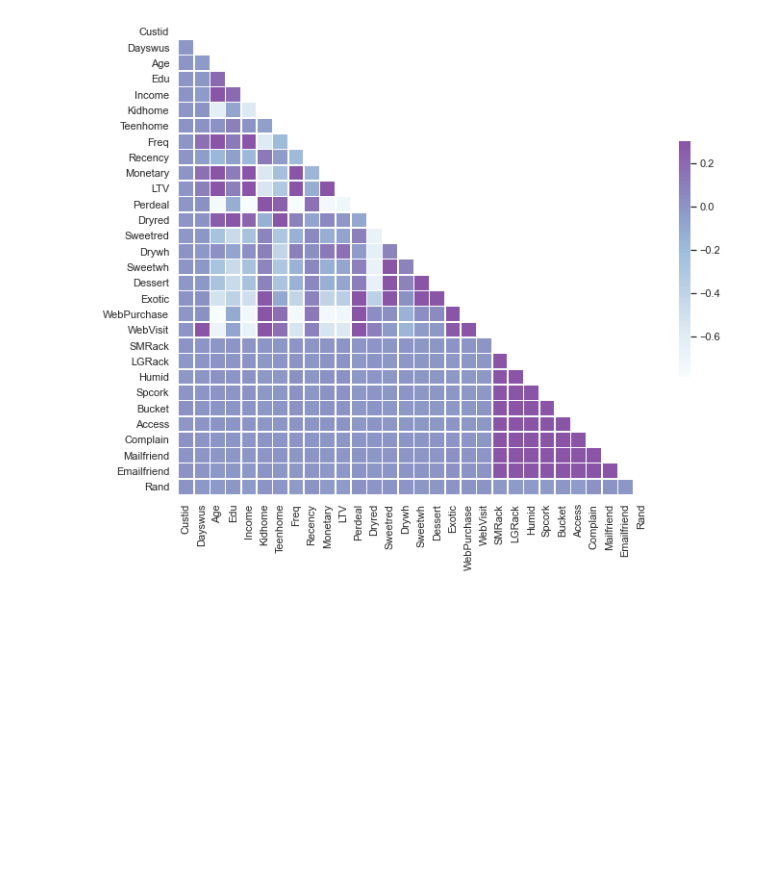
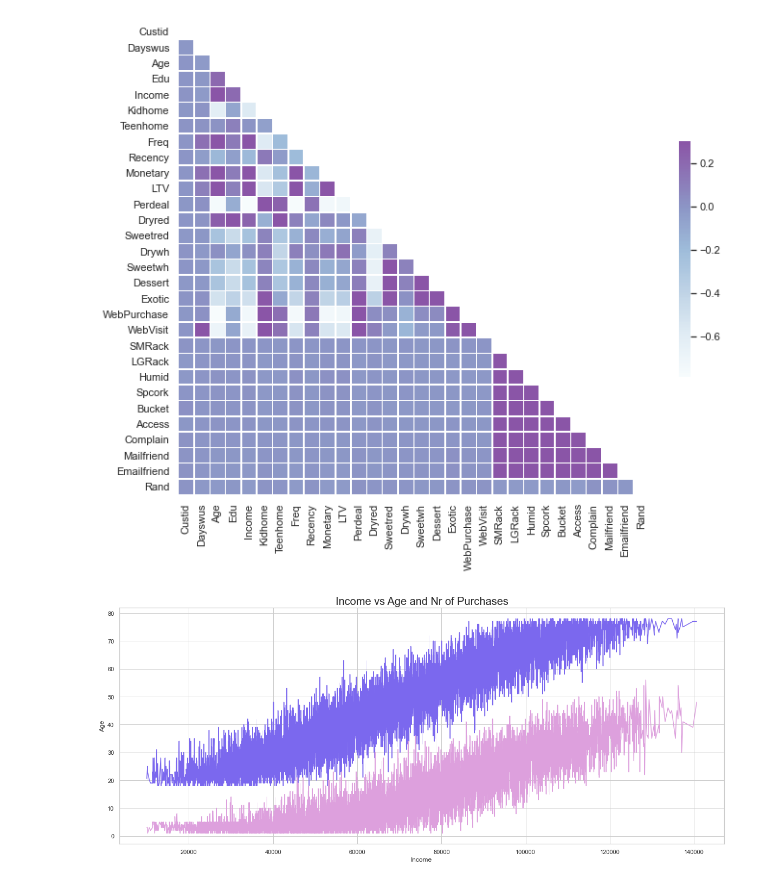
Before and after one commit to fredericojpr/BC1_Customer_Segmentation, a Jupyter notebook: scripts/EDA_frederico.ipynb, the cells around one changed output. Cells and saved outputs as stored; diff of their text form; code cells hidden in the pictures; blank space fills up the shorter version.

```diff
--- a/scripts/EDA_frederico.ipynb
+++ b/scripts/EDA_frederico.ipynb
@@ -109,3 +138,16 @@ sns.heatmap(corr, mask=mask, cmap=cmap, vmax=.3, center=0,
 # %% [output]
 <AxesSubplot:>
 [figure]
+# %%
+#how Age and the Number of Purchases varies with Annual Income.
+
+x = data['Income']
+y = data['Age']
+z = data['Freq']
+
+sns.lineplot(x, y, color = 'mediumslateblue')
+sns.lineplot(x, z, color = 'plum')
+plt.title('Income vs Age and Nr of Purchases', fontsize = 20)
+plt.show()
+# %% [output]
+[figure, added]
```
Also changed, not shown: parts of 14 cells of this notebook.
